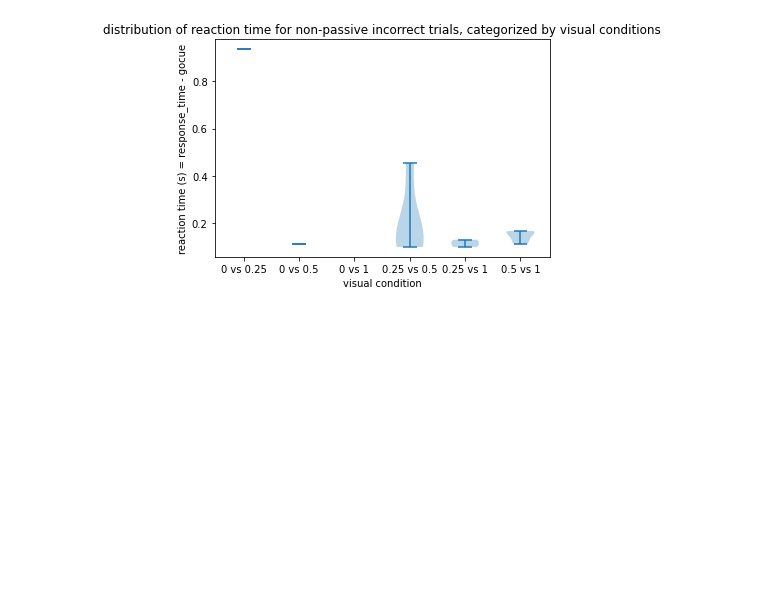
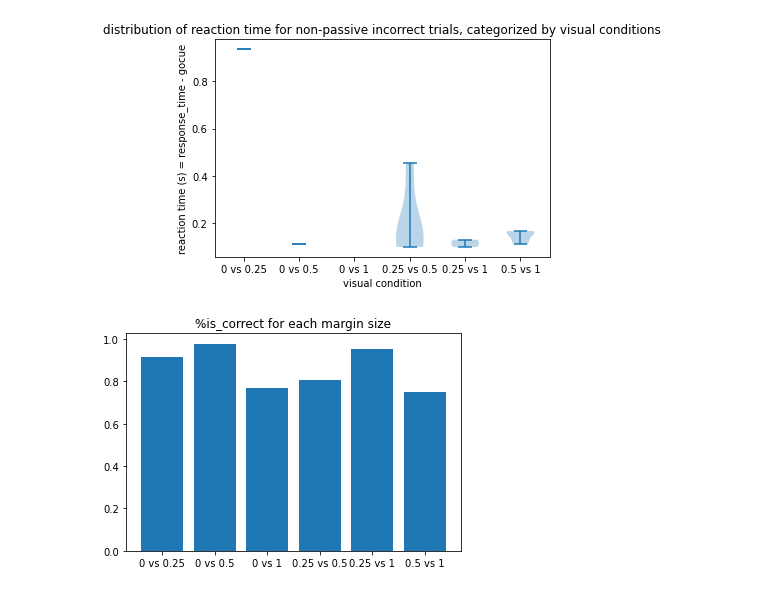
Before and after one commit to mitchellostrow/NM2020, a Jupyter notebook: Steinmetz_behaviour.ipynb, the cells around one changed output. Saved outputs shown, nothing was run; the diff lists cells and outputs as text; code cells hidden in the pictures; blank space fills up the shorter version.

```diff
--- a/Steinmetz_behaviour.ipynb
+++ b/Steinmetz_behaviour.ipynb
@@ -184,3 +186,29 @@ ax.set_title('distribution of reaction time for non-passive incorrect trials, ca
 plt.show()
 # %% [output]
 [figure]
+# %%
+#@title %is_correct for each margin size
+cor_dict = [
+    np.logical_and(response==-1,np.logical_and(vis_left==0, vis_right==0.25)).sum() + np.logical_and(response==1,np.logical_and(vis_left==0.25, vis_right==0)).sum(),
+    np.logical_and(response==-1,np.logical_and(vis_left==0, vis_right==0.5)).sum() + np.logical_and(response==1,np.logical_and(vis_left==0.5, vis_right==0)).sum(),
+    np.logical_and(response==-1,np.logical_and(vis_left==0, vis_right==1)).sum() + np.logical_and(response==1,np.logical_and(vis_left==1, vis_right==0)).sum(),
+    np.logical_and(response==-1,np.logical_and(vis_left==0.25, vis_right==0.5)).sum() + np.logical_and(response==1,np.logical_and(vis_left==0.5, vis_right==0.25)).sum(),
+    np.logical_and(response==-1,np.logical_and(vis_left==0.25, vis_right==1)).sum() + np.logical_and(response==1,np.logical_and(vis_left==1, vis_right==0.25)).sum(),
+    np.logical_and(response==-1,np.logical_and(vis_left==0.5, vis_right==1)).sum() + np.logical_and(response==1,np.logical_and(vis_left==1, vis_right==0.5)).sum()
+]
+
+x = list(total_dict.keys())
+heights = [
+           cor_dict[0] / total_dict['0 vs 0.25'],
+           cor_dict[1] / total_dict['0 vs 0.5'],
+           cor_dict[2] / total_dict['0 vs 1'],
+           cor_dict[3] / total_dict['0.25 vs 0.5'],
+           cor_dict[4] / total_dict['0.25 vs 1'],
+           cor_dict[5] / total_dict['0.5 vs 1']
+           ]
+plt.figure()
+plt.bar(x,heights)
+plt.title('%is_correct for each margin size')
+plt.show()
+# %% [output]
+[figure, added]
```
Also changed, not shown: parts of 3 cells of this notebook.
